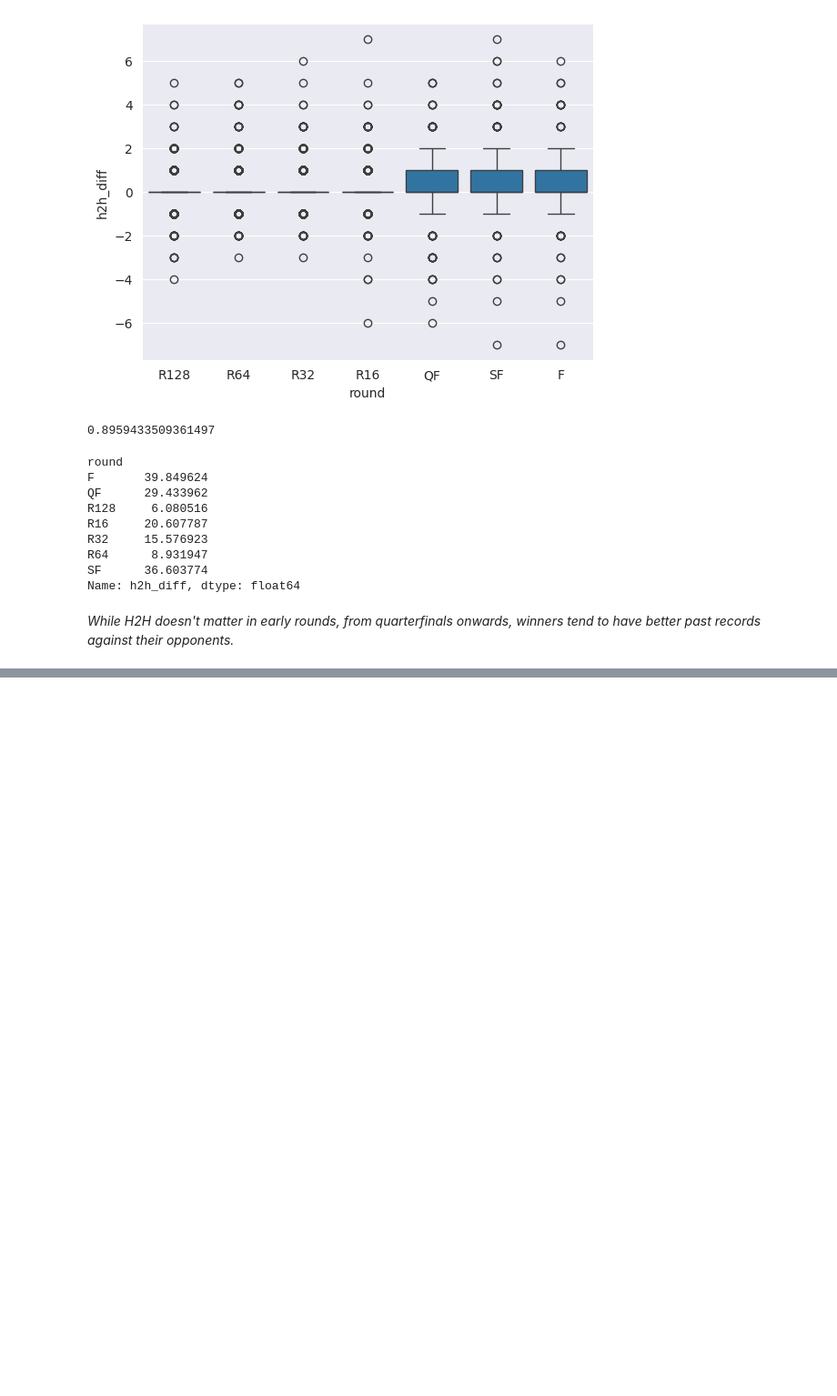
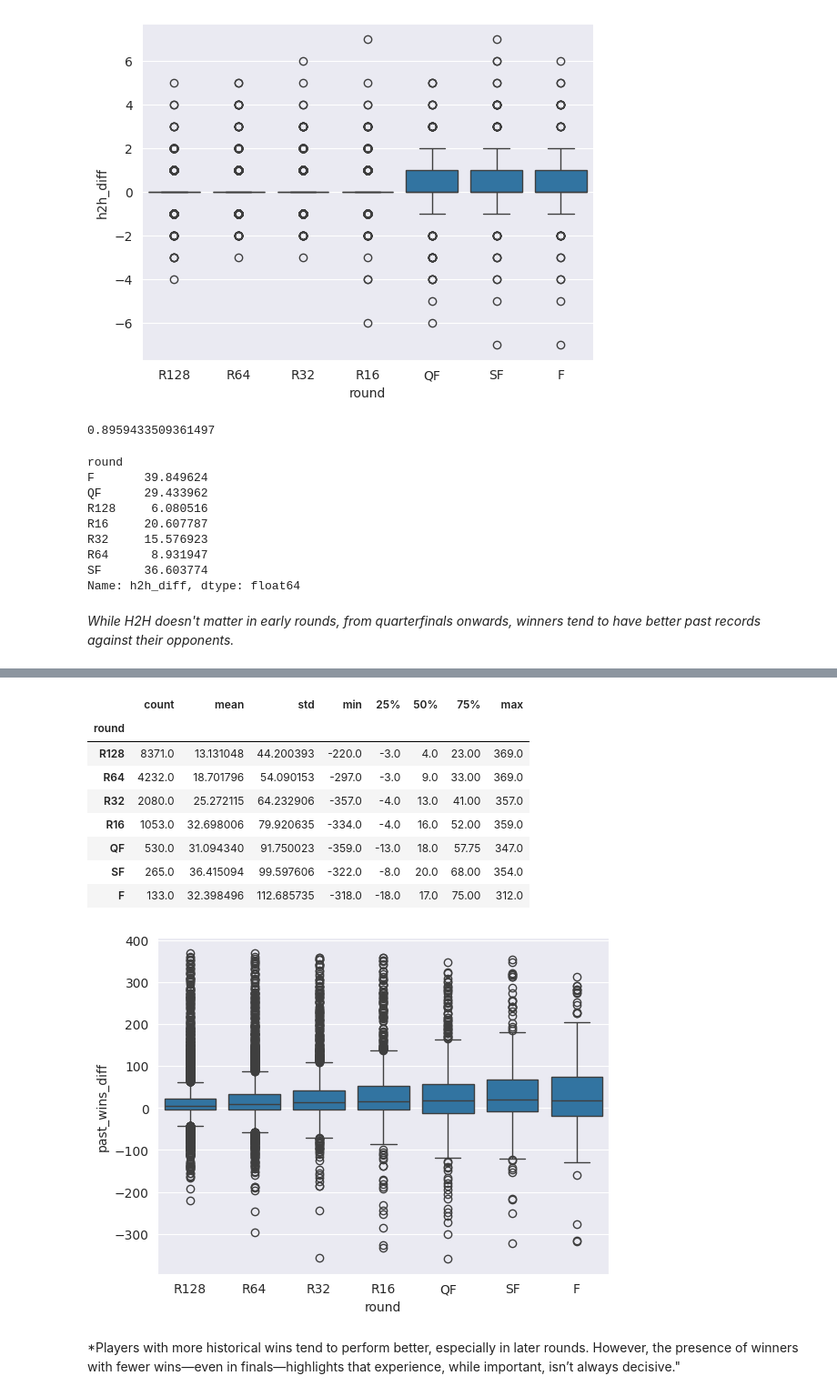
Before and after one commit to Tesserxt/ATP-Tennis, a Jupyter notebook: Notebooks/02_feature_engineering_eda.ipynb, the cells around one changed output, grey strips where cells are left out. Shown: that part at 91% size. Cells and saved outputs as stored; diff of their text form; code cells hidden in the pictures; blank space fills up the shorter version.

```diff
--- a/Notebooks/02_feature_engineering_eda.ipynb
+++ b/Notebooks/02_feature_engineering_eda.ipynb
@@ -373,0 +388,17 @@ Name: h2h_diff, dtype: float64
+# %%
+
+sns.boxplot(data=gdf, x='round', y='past_wins_diff')
+gdf.groupby('round')['past_wins_diff'].describe().sort_values(by='count', ascending=False)
+# %% [output]
+|  | count | mean | std | min | 25% | 50% | 75% | max |
+| round |  |  |  |  |  |  |  |  |
+| R128 | 8371.0 | 13.131048 | 44.200393 | -220.0 | -3.0 | 4.0 | 23.00 | 369.0 |
+| R64 | 4232.0 | 18.701796 | 54.090153 | -297.0 | -3.0 | 9.0 | 33.00 | 369.0 |
+| R32 | 2080.0 | 25.272115 | 64.232906 | -357.0 | -4.0 | 13.0 | 41.00 | 357.0 |
+| R16 | 1053.0 | 32.698006 | 79.920635 | -334.0 | -4.0 | 16.0 | 52.00 | 359.0 |
+| QF | 530.0 | 31.094340 | 91.750023 | -359.0 | -13.0 | 18.0 | 57.75 | 347.0 |
+| SF | 265.0 | 36.415094 | 99.597606 | -322.0 | -8.0 | 20.0 | 68.00 | 354.0 |
+| F | 133.0 | 32.398496 | 112.685735 | -318.0 | -18.0 | 17.0 | 75.00 | 312.0 |
+[figure, added]
+# %% [markdown]
+*Players with more historical wins tend to perform better, especially in later rounds. However, the presence of winners with fewer wins—even in finals—highlights that experience, while important, isn’t always decisive."
```
Also changed, not shown: parts of 2 cells of this notebook.
